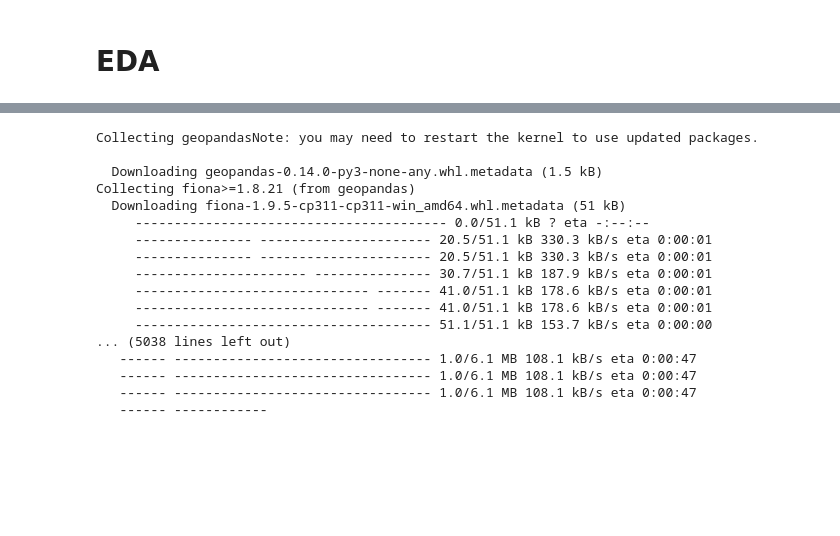
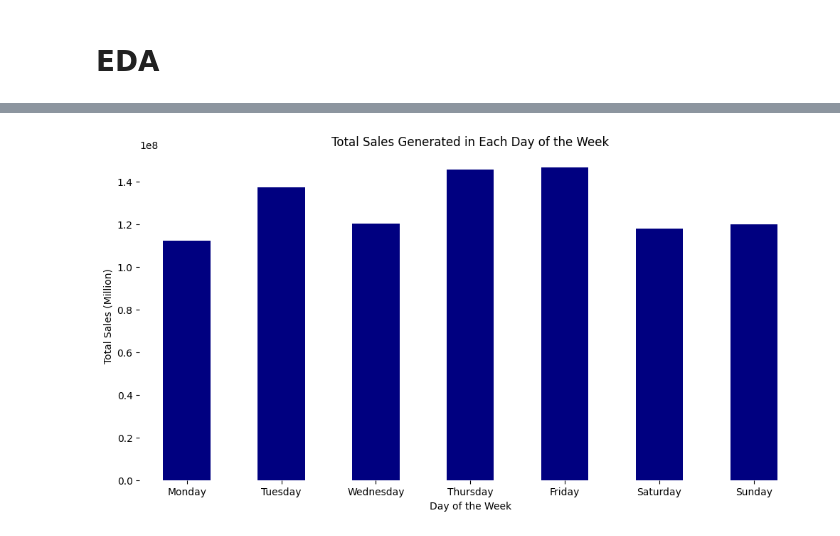
Before and after one commit to Murega14/adidas_analysis, a Jupyter notebook: adidas.ipynb, the cells around one changed output, grey strips where cells are left out. Drawn from its saved outputs; the diff is of its cells as text; code cells hidden in the pictures; blank space fills up the shorter version.

```diff
--- a/adidas.ipynb
+++ b/adidas.ipynb
@@ -196,7 +196,9 @@ Name: count, dtype: int64
 df['Units Sold'] = df['Units Sold'].str.replace(',', '').astype(int)
 # %%
 #ectracting only the month and year from the invoie date column
-df['Invoice Month'] = df['Invoice Date'].dt.strftime('%m-%Y')
+df['Invoice Month'] = df['Invoice Date'].dt.strftime('%m')
+# %%
+df['Invoice Year'] = df['Invoice Date'].dt.year
 # %%
 # Remove commas, spaces, and dollar signs, and convert to integers or floats
 df['Price per Unit'] = df['Price per Unit'].str.replace("[\$,]", "", regex=True).astype(float)
@@ -275,43 +277,52 @@ m
 # %% [output]
 [interactive output not drawn]
 # %%
-%pip install geopandas
+#from geopy.geocoders import Nominatim
+#from folium.plugins import HeatMap
+#import folium
+#import geopandas as gpd
 
-from geopy.geocoders import Nominatim
-from folium.plugins import HeatMap
-import folium
-import geopandas as gpd
+#geolocator = Nominatim(user_agent="geoapiExercises")
+#df['Coordinates'] = df['State'].apply(geolocator.geocode).apply(lambda x: (x.latitude, x.longitude) if x else None)
 
-geolocator = Nominatim(user_agent="geoapiExercises")
-df['Coordinates'] = df['State'].apply(geolocator.geocode).apply(lambda x: (x.latitude, x.longitude) if x else None)
+#gdf = gpd.GeoDataFrame(df, geometry=gpd.points_from_xy(df.Coordinates.apply(lambda x: x[0]), df.Coordinates.apply(lambda x: x[1])))
 
-gdf = gpd.GeoDataFrame(df, geometry=gpd.points_from_xy(df.Coordinates.apply(lambda x: x[0]), df.Coordinates.apply(lambda x: x[1])))
-
-gdf = gdf.groupby('State').sum().reset_index()
+#gdf = gdf.groupby('State').sum().reset_index()
 
 # Create a base map
-m = folium.Map(location=[37.0902, -95.7129], zoom_start=4)
+#m = folium.Map(location=[37.0902, -95.7129], zoom_start=4)
 
 # Create a heatmap layer based on the 'Units Sold' column
-HeatMap(data=gdf[['geometry', 'Units Sold']], radius=15).add_to(m)
+#HeatMap(data=gdf[['geometry', 'Units Sold']], radius=15).add_to(m)
 
 # Display the map
-m.save('heatmap.html')
+#m.save('heatmap.html')
-# %% [output]
-Collecting geopandasNote: you may need to restart the kernel to use updated packages.
-
-  Downloading geopandas-0.14.0-py3-none-any.whl.metadata (1.5 kB)
-Collecting fiona>=1.8.21 (from geopandas)
-  Downloading fiona-1.9.5-cp311-cp311-win_amd64.whl.metadata (51 kB)
-     ---------------------------------------- 0.0/51.1 kB ? eta -:--:--
-     --------------- ---------------------- 20.5/51.1 kB 330.3 kB/s eta 0:00:01
-     --------------- ---------------------- 20.5/51.1 kB 330.3 kB/s eta 0:00:01
-     ---------------------- --------------- 30.7/51.1 kB 187.9 kB/s eta 0:00:01
-     ------------------------------ ------- 41.0/51.1 kB 178.6 kB/s eta 0:00:01
-     ------------------------------ ------- 41.0/51.1 kB 178.6 kB/s eta 0:00:01
-     -------------------------------------- 51.1/51.1 kB 153.7 kB/s eta 0:00:00
-... (5038 lines left out)
-   ------ --------------------------------- 1.0/6.1 MB 108.1 kB/s eta 0:00:47
-   ------ --------------------------------- 1.0/6.1 MB 108.1 kB/s eta 0:00:47
-   ------ --------------------------------- 1.0/6.1 MB 108.1 kB/s eta 0:00:47
-   ------ ------------
+# %%
+import seaborn as sns
+#visualizing the total sales generated in each day of the week
+
+#grouping the data by invoice day column
+daily_sales = df.groupby('Invoice Day')['Total Sales'].sum()
+
+#creating a custom order for the days of the week
+days = ['Monday', 'Tuesday', 'Wednesday', 'Thursday', 'Friday', 'Saturday', 'Sunday']
+
+# Reorder the Series based on the custom order
+daily_sales['Invoice Day'] = daily_sales.index
+daily_sales = daily_sales.reindex(days)
+
+#plotting the data
+plt.figure(figsize=(12,6))
+ax = daily_sales.plot(kind='bar', color='navy')
+ax.spines['top'].set_visible(False)
+ax.spines['right'].set_visible(False)
+ax.spines['left'].set_visible(False)
+ax.spines['bottom'].set_visible(False)
+ax.set_xticklabels(days, rotation=0)
+
+plt.title('Total Sales Generated in Each Day of the Week')
+plt.xlabel('Day of the Week')
+plt.ylabel('Total Sales (Million)')
+ax.set_facecolor('white')
+# %% [output]
+[figure, added]
```
Also changed, not shown: parts of 5 cells of this notebook.
